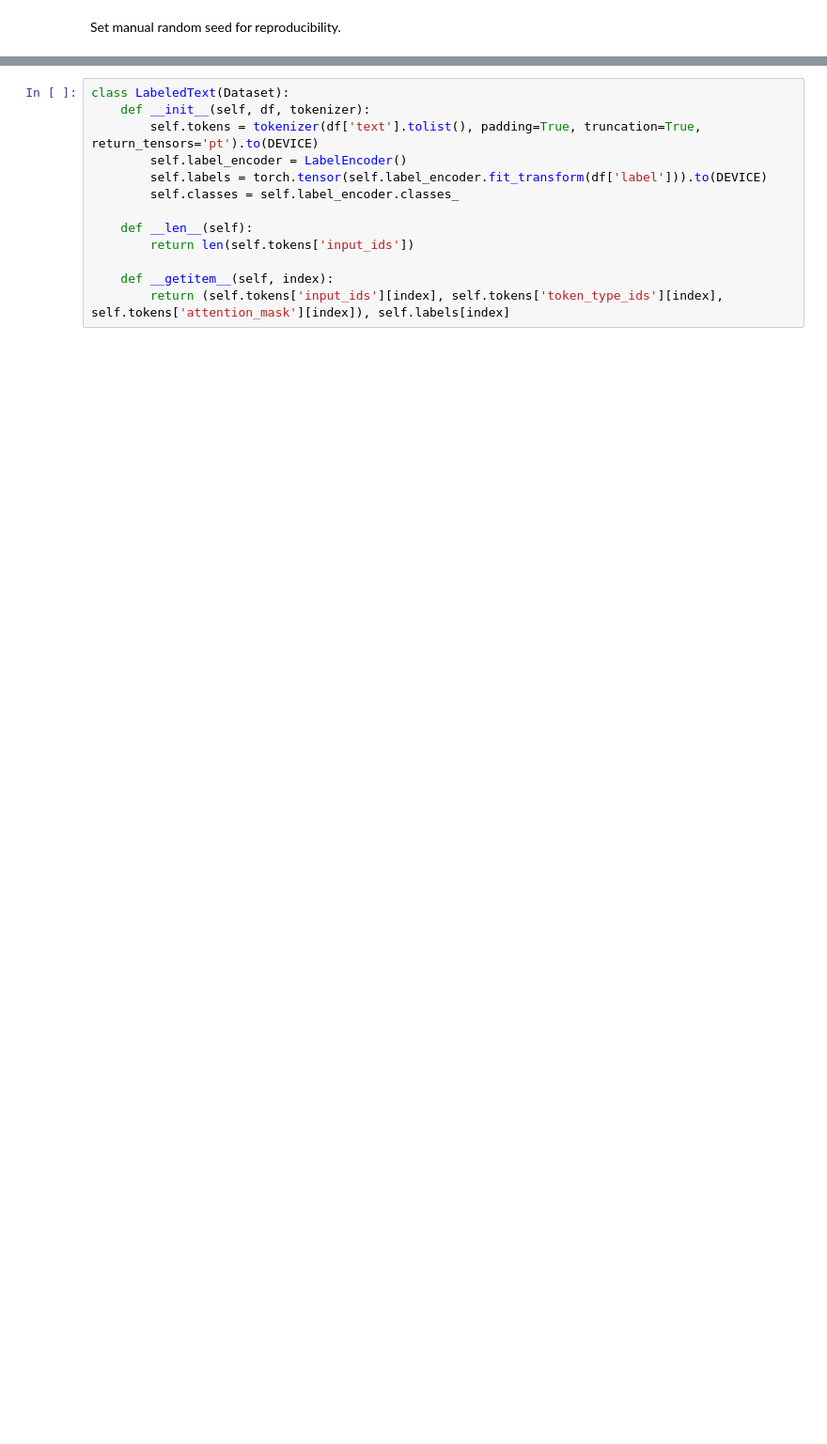
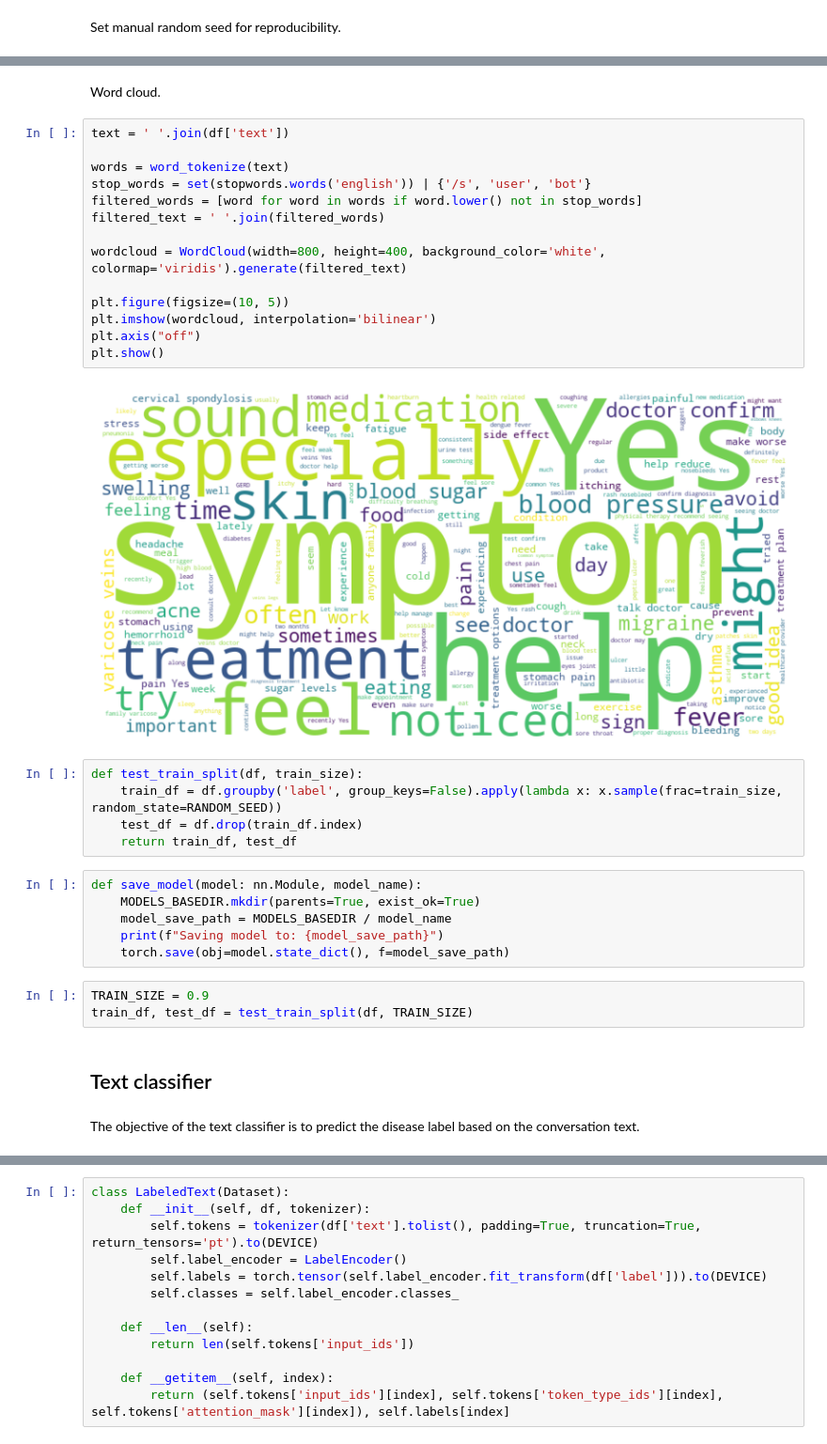
Before and after one commit to Mikael-Lenander/ai-doctor, a Jupyter notebook: main.ipynb, the cells around one changed output, grey strips where cells are left out. Shown at 94% size. Saved outputs shown, nothing was run; the diff lists cells and outputs as text; blank space fills up the shorter version.

```diff
--- a/main.ipynb
+++ b/main.ipynb
@@ -56,0 +85,36 @@ E0000 00:00:1735543973.093396  517103 cuda_blas.cc:1418] Unable to register cuBL
+# %% [markdown]
+Word cloud.
+# %%
+text = ' '.join(df['text'])
+
+words = word_tokenize(text)
+stop_words = set(stopwords.words('english')) | {'/s', 'user', 'bot'}
+filtered_words = [word for word in words if word.lower() not in stop_words]
+filtered_text = ' '.join(filtered_words)
+
+wordcloud = WordCloud(width=800, height=400, background_color='white', colormap='viridis').generate(filtered_text)
+
+plt.figure(figsize=(10, 5))
+plt.imshow(wordcloud, interpolation='bilinear')
+plt.axis("off")
+plt.show()
+# %% [output]
+[figure, added]
+# %%
+def test_train_split(df, train_size):
+    train_df = df.groupby('label', group_keys=False).apply(lambda x: x.sample(frac=train_size, random_state=RANDOM_SEED))
+    test_df = df.drop(train_df.index)
+    return train_df, test_df
+# %%
+def save_model(model: nn.Module, model_name):
+    MODELS_BASEDIR.mkdir(parents=True, exist_ok=True)
+    model_save_path = MODELS_BASEDIR / model_name
+    print(f"Saving model to: {model_save_path}")
+    torch.save(obj=model.state_dict(), f=model_save_path)
+# %%
+TRAIN_SIZE = 0.9
+train_df, test_df = test_train_split(df, TRAIN_SIZE)
+# %% [markdown]
+## Text classifier
+# %% [markdown]
+The objective of the text classifier is to predict the disease label based on the conversation text.
```
Also changed, not shown: parts of 53 cells of this notebook, 8 other files.
